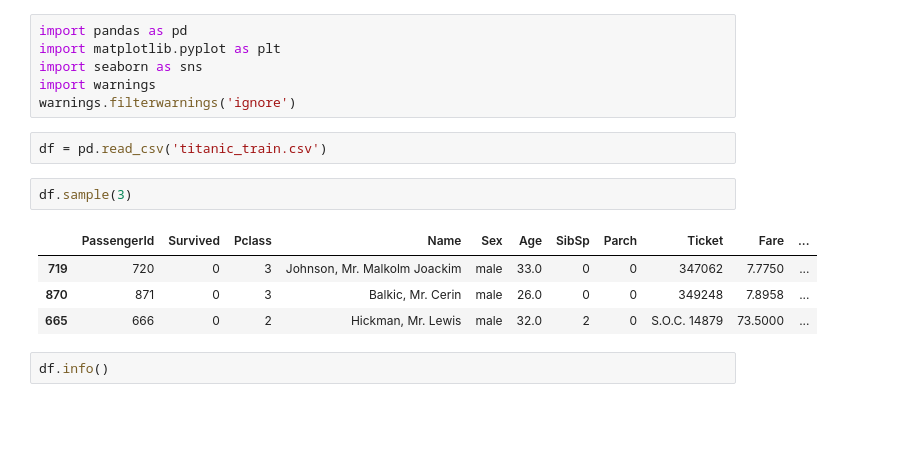
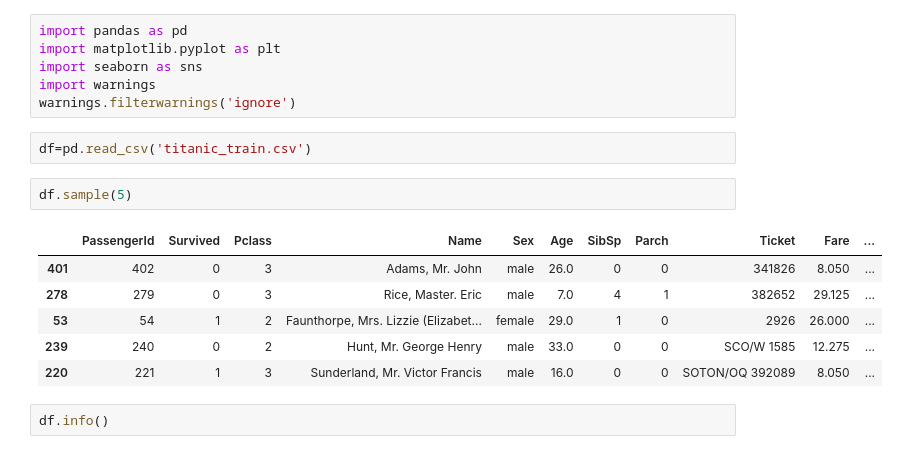
Before and after one commit to gungun1511/jecrc_cs_sep22, a Jupyter notebook: day22_logistic_regression.ipynb, the cells around one changed output. Drawn from its saved outputs; the diff is of its cells as text; blank space fills up the shorter version.

```diff
--- a/day22_logistic_regression.ipynb
+++ b/day22_logistic_regression.ipynb
@@ -5,14 +5,16 @@ import seaborn as sns
 import warnings
 warnings.filterwarnings('ignore')
 # %%
-df = pd.read_csv('titanic_train.csv')
+df=pd.read_csv('titanic_train.csv')
 # %%
-df.sample(3)
+df.sample(5)
 # %% [output]
 |  | PassengerId | Survived | Pclass | Name | Sex | Age | SibSp | Parch | Ticket | Fare | ... |
-| 719 | 720 | 0 | 3 | Johnson, Mr. Malkolm Joackim | male | 33.0 | 0 | 0 | 347062 | 7.7750 | ... |
-| 870 | 871 | 0 | 3 | Balkic, Mr. Cerin | male | 26.0 | 0 | 0 | 349248 | 7.8958 | ... |
-| 665 | 666 | 0 | 2 | Hickman, Mr. Lewis | male | 32.0 | 2 | 0 | S.O.C. 14879 | 73.5000 | ... |
+| 401 | 402 | 0 | 3 | Adams, Mr. John | male | 26.0 | 0 | 0 | 341826 | 8.050 | ... |
+| 278 | 279 | 0 | 3 | Rice, Master. Eric | male | 7.0 | 4 | 1 | 382652 | 29.125 | ... |
+| 53 | 54 | 1 | 2 | Faunthorpe, Mrs. Lizzie (Elizabet... | female | 29.0 | 1 | 0 | 2926 | 26.000 | ... |
+| 239 | 240 | 0 | 2 | Hunt, Mr. George Henry | male | 33.0 | 0 | 0 | SCO/W 1585 | 12.275 | ... |
+| 220 | 221 | 1 | 3 | Sunderland, Mr. Victor Francis | male | 16.0 | 0 | 0 | SOTON/OQ 392089 | 8.050 | ... |
 # %%
 df.info()
 # %% [output]
```
Also changed, not shown: parts of 18 cells of this notebook, 4 other files.
